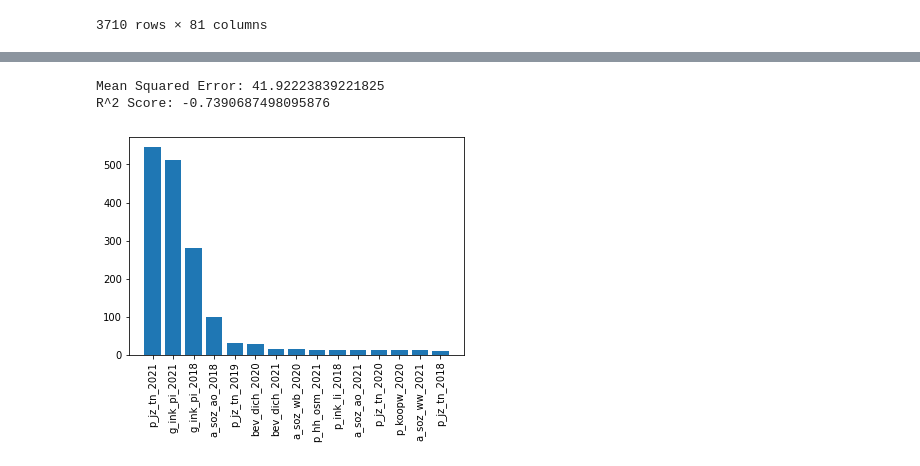
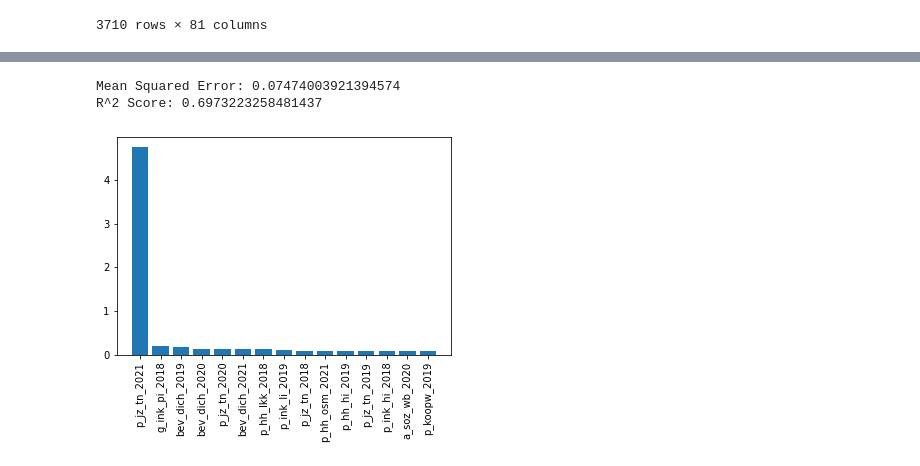
Before and after one commit to semkjaer/capybara1.0, a Jupyter notebook: pred_xg.ipynb, the cells around one changed output, grey strips where cells are left out. Saved outputs shown, nothing was run; the diff lists cells and outputs as text; code cells hidden in the pictures.

```diff
--- a/pred_xg.ipynb
+++ b/pred_xg.ipynb
@@ -116,5 +121,3 @@ display(dfs)
 | 3708 | WK199105 | 244.602329 | 244.602329 | 244.602329 | 244.602329 | 244.602329 | 1011.044925 | ... |
 | 3709 | WK199106 | 244.602329 | 244.602329 | 244.602329 | 244.602329 | 244.602329 | 1011.044925 | ... |
 3710 rows × 81 columns
-# %%
-dfs = dfs.drop("gwb_code_10", axis=1)
@@ -140,0 +124,6 @@ Index(['a_soz_ao_2018', 'a_soz_ao_2019', 'a_soz_ao_2020', 'a_soz_ao_2021',
+# %%
+# percentages to log
+dfs[[x for x in dfs.columns if "p_" in x]] = np.log2(dfs[[x for x in dfs.columns if "p_" in x]].div(100))
+dfs = dfs.replace([np.inf, -np.inf, np.nan, ".", "-"], np.nan)
+dfs[[x for x in dfs.columns if "p_" in x]] = dfs[[x for x in dfs.columns if "p_" in x]].fillna(0)
+display(dfs)
@@ -142,6 +145,10 @@ Index(['a_soz_ao_2018', 'a_soz_ao_2019', 'a_soz_ao_2020', 'a_soz_ao_2021',
 # Extract features and target variable
 target = dfs['p_jz_tn_2022']
 features = dfs[[x for x in dfs.columns if "2022" not in x]]
+features = features[[x for x in features.columns if "gwb_code_10" not in x]]
+pred_set = dfs[[x for x in dfs.columns if "2018" not in x]]
+pred_set = pred_set[[x for x in pred_set.columns if "gwb_code_10" not in x]]
+pred_set.columns = features.columns
 # %%
 # Split data into training and testing sets
 X_train, X_test, y_train, y_test = train_test_split(features, target, test_size=0.2, random_state=42)
@@ -160,17 +167,17 @@ r2 = r2_score(y_test, y_pred)
 print("Mean Squared Error:", mse)
 print("R^2 Score:", r2)
 # %% [output]
-Mean Squared Error: 41.92223839221825
-R^2 Score: -0.7390687498095876
+Mean Squared Error: 0.07474003921394574
+R^2 Score: 0.6973223258481437
 # %%
 import matplotlib.pyplot as plt
 feature_importance = sorted(xgb_model.get_booster().get_score(importance_type="gain").items(), key=lambda x:x[1], reverse=True)
 
-features = list(zip(*feature_importance))[0]
+features_imp = list(zip(*feature_importance))[0]
 importances = list(zip(*feature_importance))[1]
 
-plt.bar(range(len(feature_importance[:15])), importances[:15], tick_label=features[:15])
+plt.bar(range(len(feature_importance[:15])), importances[:15], tick_label=features_imp[:15])
 plt.xticks(rotation = 90)
 plt.show()
 # %% [output]
-[figure, old version]
+[figure, new version]
```
Also changed, not shown: parts of 13 cells of this notebook, 1 other file.
